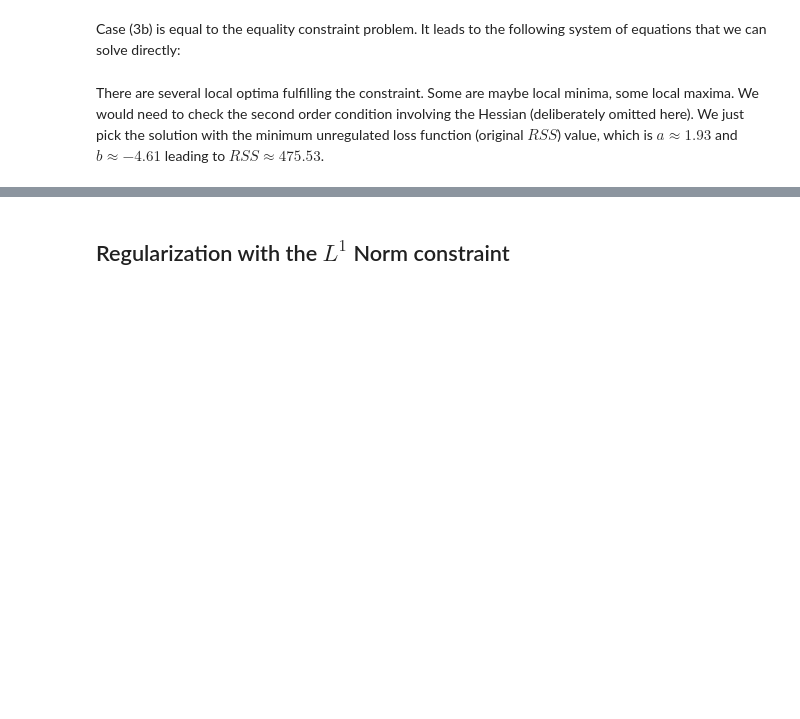
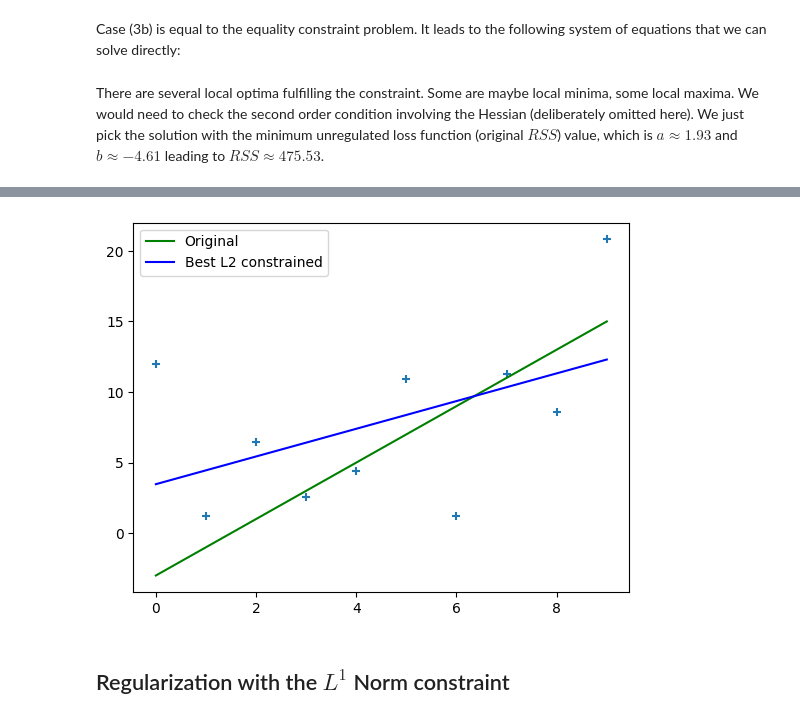
Before and after one commit to kallefrisk/Schoolwork, a Jupyter notebook: Python/DeepLearning/Regularization of linear regression with norms and constraints.ipynb, the cells around one changed output, grey strips where cells are left out. Saved outputs shown, nothing was run; the diff lists cells and outputs as text; code cells hidden in the pictures; blank space fills up the shorter version.

```diff
--- a/Python/DeepLearning/Regularization of linear regression with norms and constraints.ipynb
+++ b/Python/DeepLearning/Regularization of linear regression with norms and constraints.ipynb
@@ -717,23 +727,32 @@ for i in range(len(a_hats)):
 # %% [markdown]
 There are several local optima fulfilling the constraint. Some are maybe local minima, some local maxima. We would need to check the second order condition involving the Hessian (deliberately omitted here). We just pick the solution with the minimum unregulated loss function (original $RSS$) value, which is $a\approx 1.93$ and $b\approx -4.61$ leading to $RSS\approx475.53$.
 # %%
-min_rss = realmax;
-arg_min = 0;
-for i =1:length(a_hats)
-    a_hat = a_hats(i);
-    b_hat = b_hats(i);
-    alpha_hat = alpha_hats(i);
-    rss = rss2(a_hat,b_hat,X,Y);
-    if min_rss > rss
-        arg_min = i;
-        min_rss = rss;
-    end
-    fprintf("L2 constraint: a=%.2f b=%.2f alpha=%.2f loss=%.2f",a_hat,b_hat,alpha_hat,rss);
-    fprintf(" feasible: a^2 + b^2 = %.2f == c=%.2f\n",(a_hat)^2+(b_hat)^2,c);
-end
-scatter(X,Y,'+')
-hold on
-plot(X,a0*X+b0,'color','g')
-plot(X,a_hats(arg_min)*X+b_hats(arg_min),'color','b')
-hold off
+# Find solution with minimum RSS
+if len(a_hats) > 0:
+    min_rss = np.inf
+    arg_min = 0
+
+    for i in range(len(a_hats)):
+        a_hat = a_hats[i]
+        b_hat = b_hats[i]
+        alpha_hat = alpha_hats[i]
+        rss = rss2(a_hat, b_hat, X, Y)
+
+        if min_rss > rss:
+            arg_min = i
+            min_rss = rss
+
+        print(f"L2 constraint: a={a_hat:.2f} b={b_hat:.2f} alpha={alpha_hat:.2f} loss={rss:.2f}")
+        print(f" feasible: a^2 + b^2 = {a_hat**2 + b_hat**2:.2f} == c={c:.2f}")
+
+    x_line = np.linspace(min(X), max(X), 100)
+
+    plt.figure()
+    plt.scatter(X, Y, marker='+')
+    plt.plot(x_line, a0*x_line + b0, 'g', label='Original')
+    plt.plot(x_line, a_hats[arg_min]*x_line + b_hats[arg_min], 'b', label='Best L2 constrained')
+    plt.legend()
+    plt.show()
+else:
+    print("No solutions found")
 # %% [output]
@@ -741,3 +765,4 @@ SyntaxError: invalid syntax (1651868260.py, line 3)
+[figure, added]
 # %% [markdown]
 ## Regularization with the $L^1$ Norm constraint
 # %% [markdown]
```
Also changed, not shown: parts of 35 cells of this notebook.
